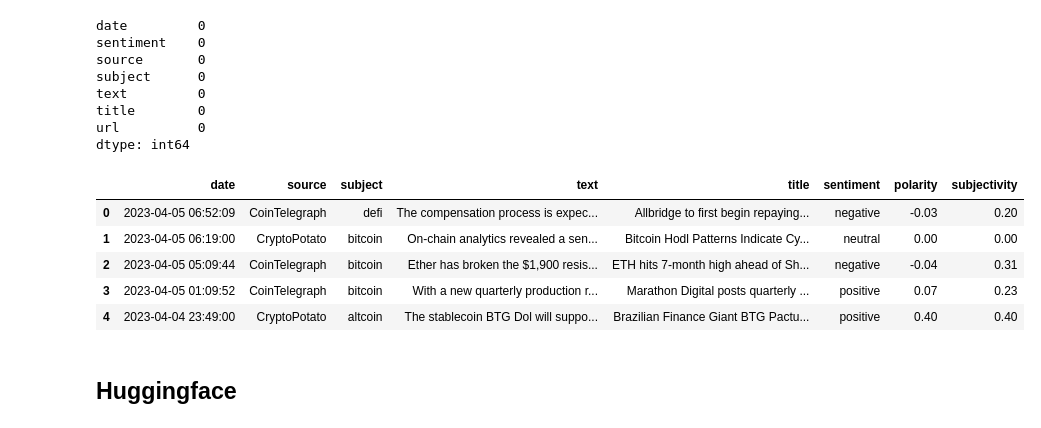
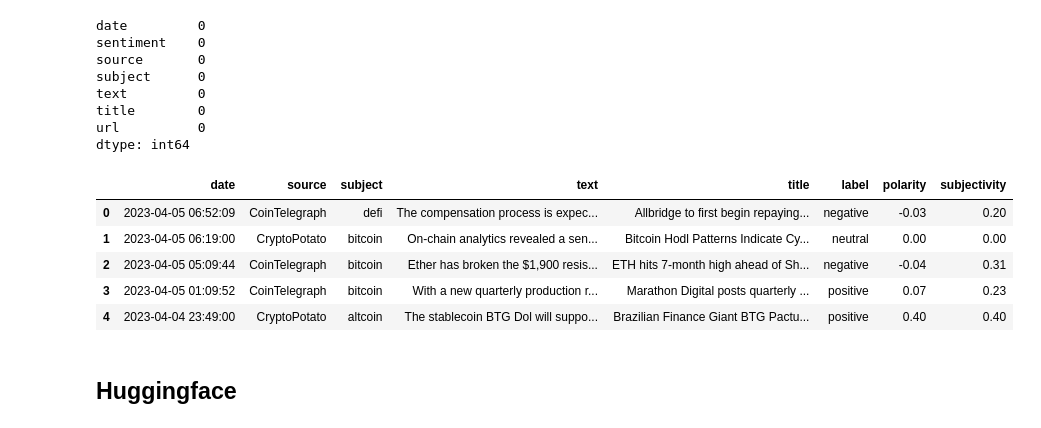
Before and after one commit to NiklasSeitherDHBW/NLP-CrowdFlow, a Jupyter notebook: src/data_preparatoin.ipynb, the cells around one changed output. Drawn from its saved outputs; the diff is of its cells as text; code cells hidden in the pictures.

```diff
--- a/src/data_preparatoin.ipynb
+++ b/src/data_preparatoin.ipynb
@@ -3,10 +3,8 @@ import pandas as pd
 # %% [markdown]
 ## Crypto tweets
 # %%
-data_raw = pd.read_csv("../res/input/cryptonews.csv")
-df_tweets = data_raw.copy(deep=True)
-
-data_raw.head()
+cryptonews = pd.read_csv("../res/input/cryptonews.csv")
+cryptonews.head()
 # %% [output]
 |  | date | sentiment | source | subject | text | title | url |
 | 0 | 2023-04-05 06:52:09 | {'class': 'negative', 'polarity':... | CoinTelegraph | defi | The compensation process is expec... | Allbridge to first begin repaying... | https://cointelegraph.com/news/al... |
@@ -35,20 +33,21 @@ url          0
 dtype: int64
 # %%
 # Convert sentiment column from string to dict
-df_tweets["sentiment"] = df_tweets["sentiment"].apply(eval)
+cryptonews["sentiment"] = cryptonews["sentiment"].apply(eval)
 
 # Split dictionary in separate columns
-df_sentiment = pd.json_normalize(df_tweets["sentiment"])
-df_tweets = pd.concat([df_tweets, df_sentiment], axis=1)
+df_sentiment = pd.json_normalize(cryptonews["sentiment"])
+cryptonews = pd.concat([cryptonews, df_sentiment], axis=1)
 
 # Convert date column to datetime
-df_tweets['date'] = pd.to_datetime(df_tweets['date'], format='mixed', errors='coerce')
+cryptonews['date'] = pd.to_datetime(cryptonews['date'], format='mixed', errors='coerce')
 
-df_tweets = df_tweets.drop(columns=["sentiment", "url"])
-df_tweets = df_tweets.rename(columns={"class": "sentiment"})
-df_tweets.head()
+cryptonews = cryptonews.drop(columns=["sentiment", "url"])
+cryptonews = cryptonews.rename(columns={"class": "label"})
+
+cryptonews.head()
 # %% [output]
-|  | date | source | subject | text | title | sentiment | polarity | subjectivity |
+|  | date | source | subject | text | title | label | polarity | subjectivity |
 | 0 | 2023-04-05 06:52:09 | CoinTelegraph | defi | The compensation process is expec... | Allbridge to first begin repaying... | negative | -0.03 | 0.20 |
 | 1 | 2023-04-05 06:19:00 | CryptoPotato | bitcoin | On-chain analytics revealed a sen... | Bitcoin Hodl Patterns Indicate Cy... | neutral | 0.00 | 0.00 |
 | 2 | 2023-04-05 05:09:44 | CoinTelegraph | bitcoin | Ether has broken the $1,900 resis... | ETH hits 7-month high ahead of Sh... | negative | -0.04 | 0.31 |
```
Also changed, not shown: parts of 19 cells of this notebook, 7 other files.
